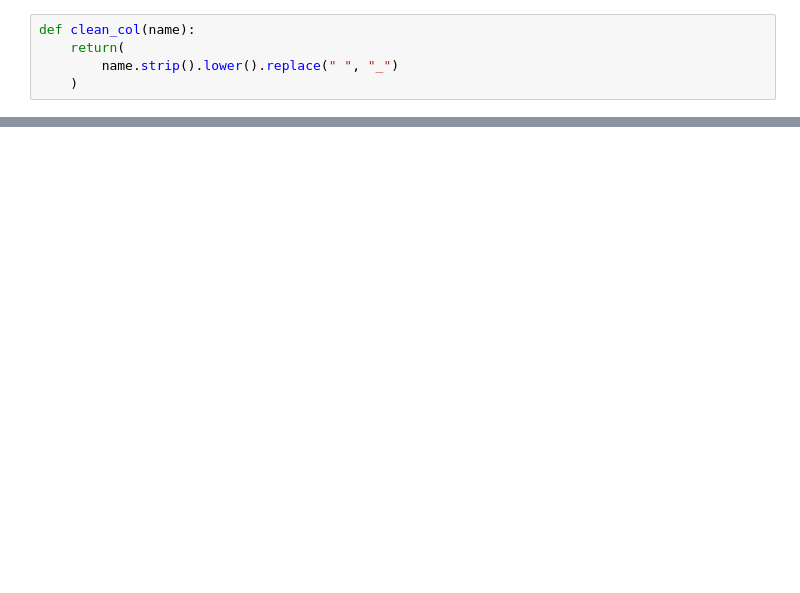
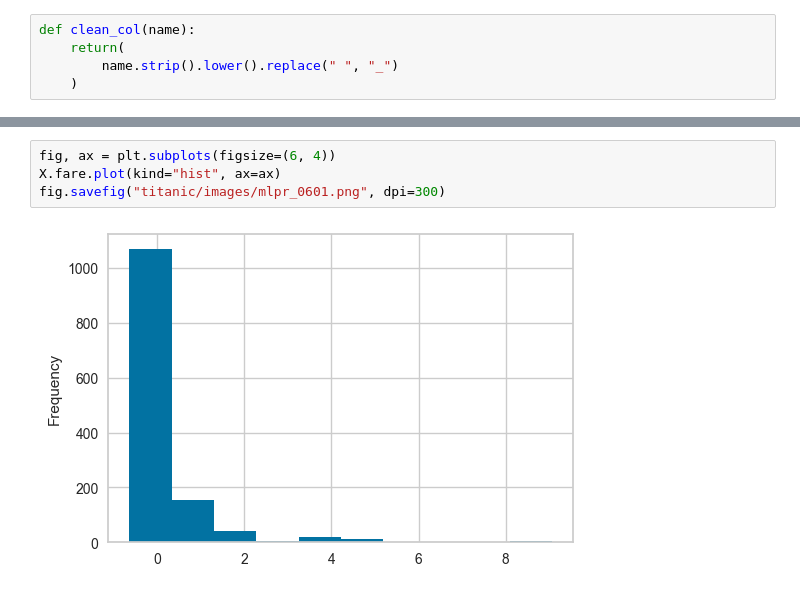
Before and after one commit to marciod7/Titanic_ML_Project, a Jupyter notebook: capitulo_03.ipynb, the cells around one changed output, grey strips where cells are left out. Cells and saved outputs as stored; diff of their text form; blank space fills up the shorter version.

```diff
--- a/capitulo_03.ipynb
+++ b/capitulo_03.ipynb
@@ -380,0 +482,6 @@ Xbad.fillna(10)
+# %%
+fig, ax = plt.subplots(figsize=(6, 4))
+X.fare.plot(kind="hist", ax=ax)
+fig.savefig("titanic/images/mlpr_0601.png", dpi=300)
+# %% [output]
+[figure, added]
```
Also changed, not shown: parts of 31 cells of this notebook, 5 other files.
